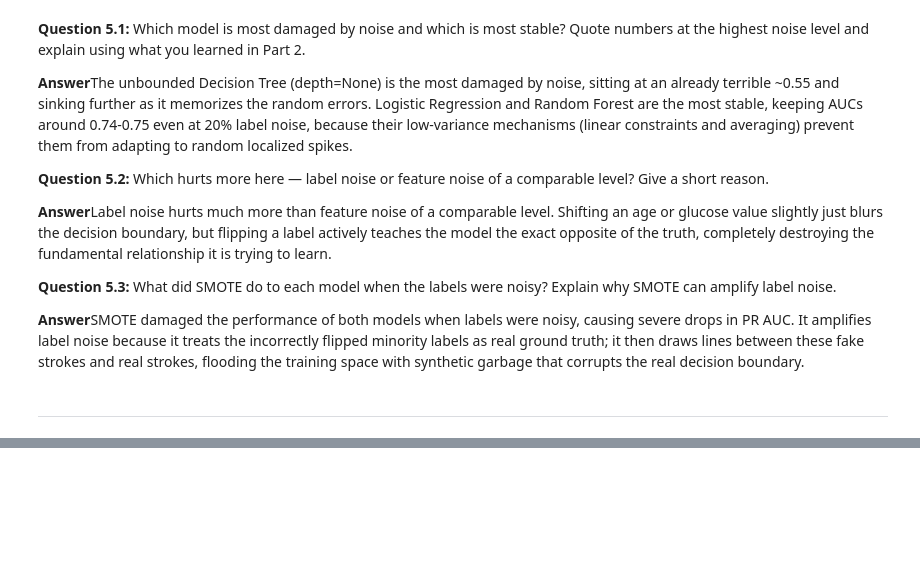
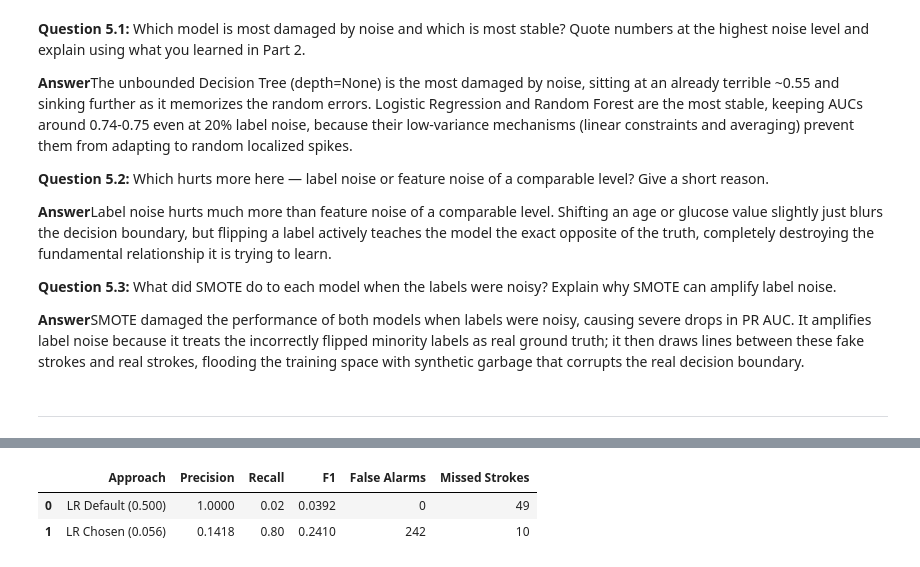
Before and after one commit to bahadurmalik82/stroke-risk-prediction-imbalance, a Jupyter notebook: Lab9_Bias_Variance_Imbalance_Template.ipynb, the cells around one changed output, grey strips where cells are left out. Saved outputs shown, nothing was run; the diff lists cells and outputs as text; code cells hidden in the pictures; blank space fills up the shorter version.

```diff
--- a/Lab9_Bias_Variance_Imbalance_Template.ipynb
+++ b/Lab9_Bias_Variance_Imbalance_Template.ipynb
@@ -692,0 +697,20 @@ display(df_smote)
+# %%
+lr_final = LogisticRegression(random_state=SEED).fit(X_train_scaled, y_train)
+probs_test = lr_final.predict_proba(X_test_scaled)[:, 1]
+
+pred_05 = (probs_test >= 0.5).astype(int)
+cm_05 = confusion_matrix(y_test, pred_05)
+
+pred_opt = (probs_test >= 0.056).astype(int)
+cm_opt = confusion_matrix(y_test, pred_opt)
+
+df_final = pd.DataFrame([
+    ['LR Default (0.500)', precision_score(y_test, pred_05, zero_division=0), recall_score(y_test, pred_05), f1_score(y_test, pred_05), cm_05[0,1], cm_05[1,0]],
+    ['LR Chosen (0.056)', precision_score(y_test, pred_opt), recall_score(y_test, pred_opt), f1_score(y_test, pred_opt), cm_opt[0,1], cm_opt[1,0]]
+], columns=['Approach', 'Precision', 'Recall', 'F1', 'False Alarms', 'Missed Strokes'])
+
+display(df_final.round(4))
+# %% [output]
+|  | Approach | Precision | Recall | F1 | False Alarms | Missed Strokes |
+| 0 | LR Default (0.500) | 1.0000 | 0.02 | 0.0392 | 0 | 49 |
+| 1 | LR Chosen (0.056) | 0.1418 | 0.80 | 0.2410 | 242 | 10 |
```
Also changed, not shown: parts of 3 cells of this notebook.
